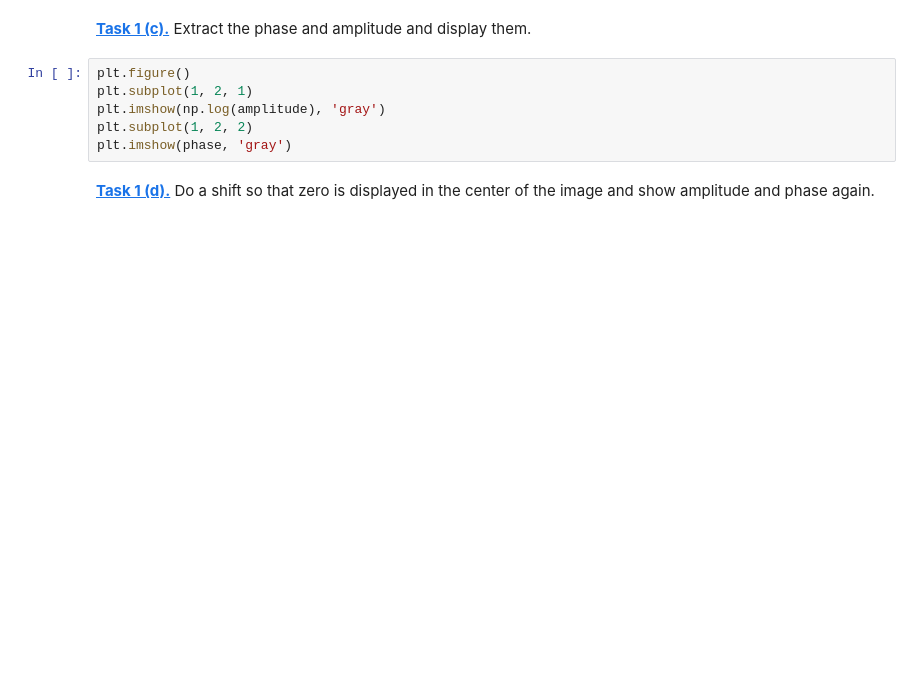
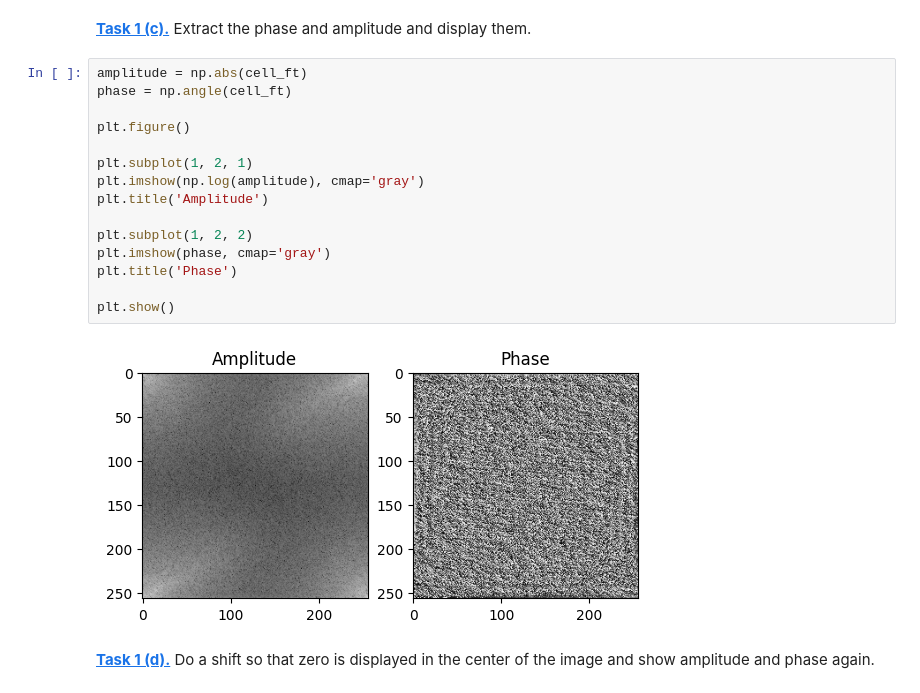
Before and after one commit to vntsslv/mobi-fs5-python, a Jupyter notebook: fourier.ipynb, the cells around one changed output. Cells and saved outputs as stored; diff of their text form; blank space fills up the shorter version.

```diff
--- a/fourier.ipynb
+++ b/fourier.ipynb
@@ -14,10 +27,21 @@ cell_img = plt.imread('data/cells.png')
 # %% [markdown]
 **[Task 1 (c).]()** Extract the phase and amplitude and display them.
 # %%
+amplitude = np.abs(cell_ft)
+phase = np.angle(cell_ft)
+
 plt.figure()
+
 plt.subplot(1, 2, 1)
-plt.imshow(np.log(amplitude), 'gray')
+plt.imshow(np.log(amplitude), cmap='gray')
+plt.title('Amplitude')
+
 plt.subplot(1, 2, 2)
-plt.imshow(phase, 'gray')
+plt.imshow(phase, cmap='gray')
+plt.title('Phase')
+
+plt.show()
+# %% [output]
+[figure, added]
 # %% [markdown]
 **[Task 1 (d).]()** Do a shift so that zero is displayed in the center of the image and show amplitude and phase again.
```
Also changed, not shown: parts of 22 cells of this notebook.
